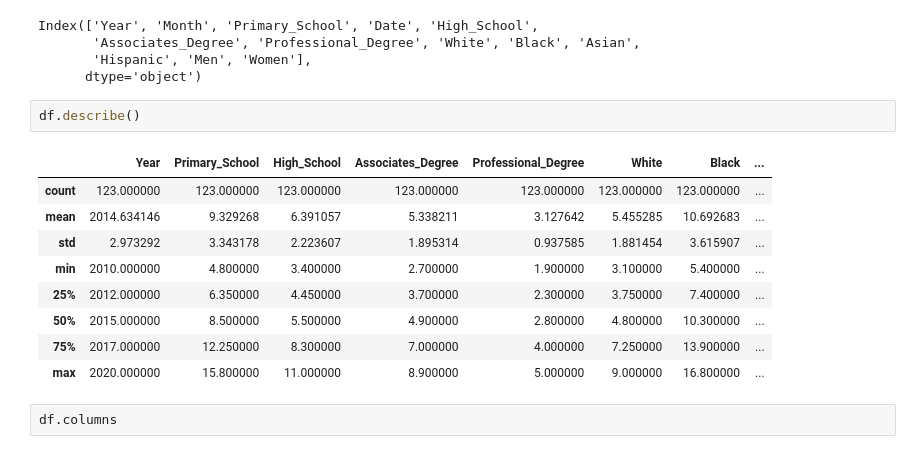
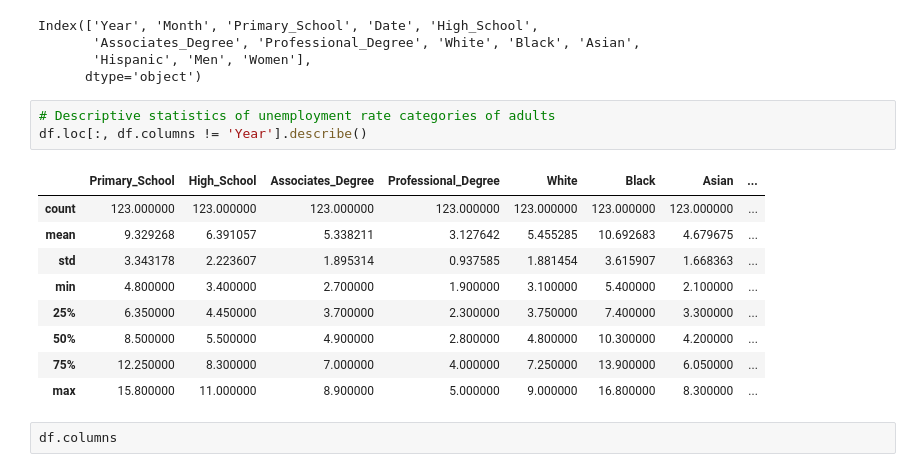
Before and after one commit to ibrahimabubaker/Job_Market_Analysis, a Jupyter notebook: index.ipynb, the cells around one changed output. Cells and saved outputs as stored; diff of their text form.

Commit message:
Cleaning up descriptive statistics

```diff
--- a/index.ipynb
+++ b/index.ipynb
@@ -30,18 +30,19 @@ Index(['Year', 'Month', 'Primary_School', 'Date', 'High_School',
        'Associates_Degree', 'Professional_Degree', 'White', 'Black', 'Asian',
        'Hispanic', 'Men', 'Women'],
       dtype='object')
-# %%
-df.describe()
-# %% [output]
-|  | Year | Primary_School | High_School | Associates_Degree | Professional_Degree | White | Black | ... |
-| count | 123.000000 | 123.000000 | 123.000000 | 123.000000 | 123.000000 | 123.000000 | 123.000000 | ... |
-| mean | 2014.634146 | 9.329268 | 6.391057 | 5.338211 | 3.127642 | 5.455285 | 10.692683 | ... |
-| std | 2.973292 | 3.343178 | 2.223607 | 1.895314 | 0.937585 | 1.881454 | 3.615907 | ... |
-| min | 2010.000000 | 4.800000 | 3.400000 | 2.700000 | 1.900000 | 3.100000 | 5.400000 | ... |
-| 25% | 2012.000000 | 6.350000 | 4.450000 | 3.700000 | 2.300000 | 3.750000 | 7.400000 | ... |
-| 50% | 2015.000000 | 8.500000 | 5.500000 | 4.900000 | 2.800000 | 4.800000 | 10.300000 | ... |
-| 75% | 2017.000000 | 12.250000 | 8.300000 | 7.000000 | 4.000000 | 7.250000 | 13.900000 | ... |
-| max | 2020.000000 | 15.800000 | 11.000000 | 8.900000 | 5.000000 | 9.000000 | 16.800000 | ... |
+# %%
+# Descriptive statistics of unemployment rate categories of adults
+df.loc[:, df.columns != 'Year'].describe()
+# %% [output]
+|  | Primary_School | High_School | Associates_Degree | Professional_Degree | White | Black | Asian | ... |
+| count | 123.000000 | 123.000000 | 123.000000 | 123.000000 | 123.000000 | 123.000000 | 123.000000 | ... |
+| mean | 9.329268 | 6.391057 | 5.338211 | 3.127642 | 5.455285 | 10.692683 | 4.679675 | ... |
+| std | 3.343178 | 2.223607 | 1.895314 | 0.937585 | 1.881454 | 3.615907 | 1.668363 | ... |
+| min | 4.800000 | 3.400000 | 2.700000 | 1.900000 | 3.100000 | 5.400000 | 2.100000 | ... |
+| 25% | 6.350000 | 4.450000 | 3.700000 | 2.300000 | 3.750000 | 7.400000 | 3.300000 | ... |
+| 50% | 8.500000 | 5.500000 | 4.900000 | 2.800000 | 4.800000 | 10.300000 | 4.200000 | ... |
+| 75% | 12.250000 | 8.300000 | 7.000000 | 4.000000 | 7.250000 | 13.900000 | 6.050000 | ... |
+| max | 15.800000 | 11.000000 | 8.900000 | 5.000000 | 9.000000 | 16.800000 | 8.300000 | ... |
 # %%
 df.columns
 # %% [output]
```
